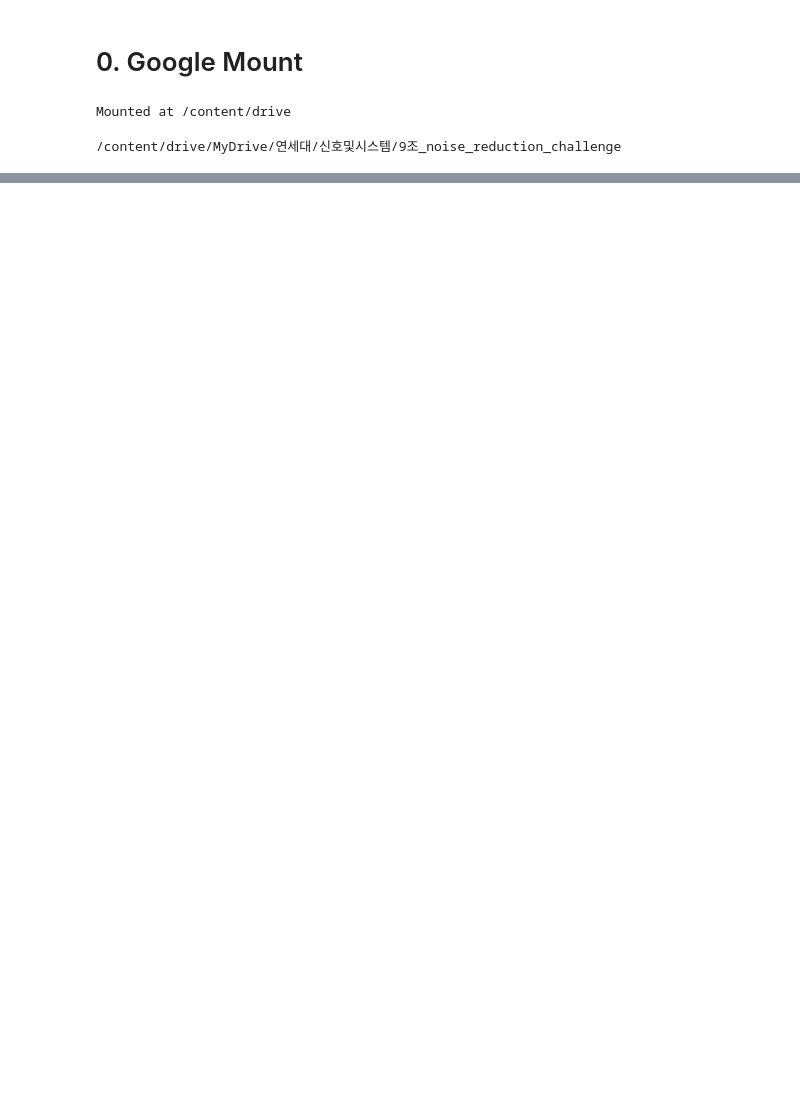
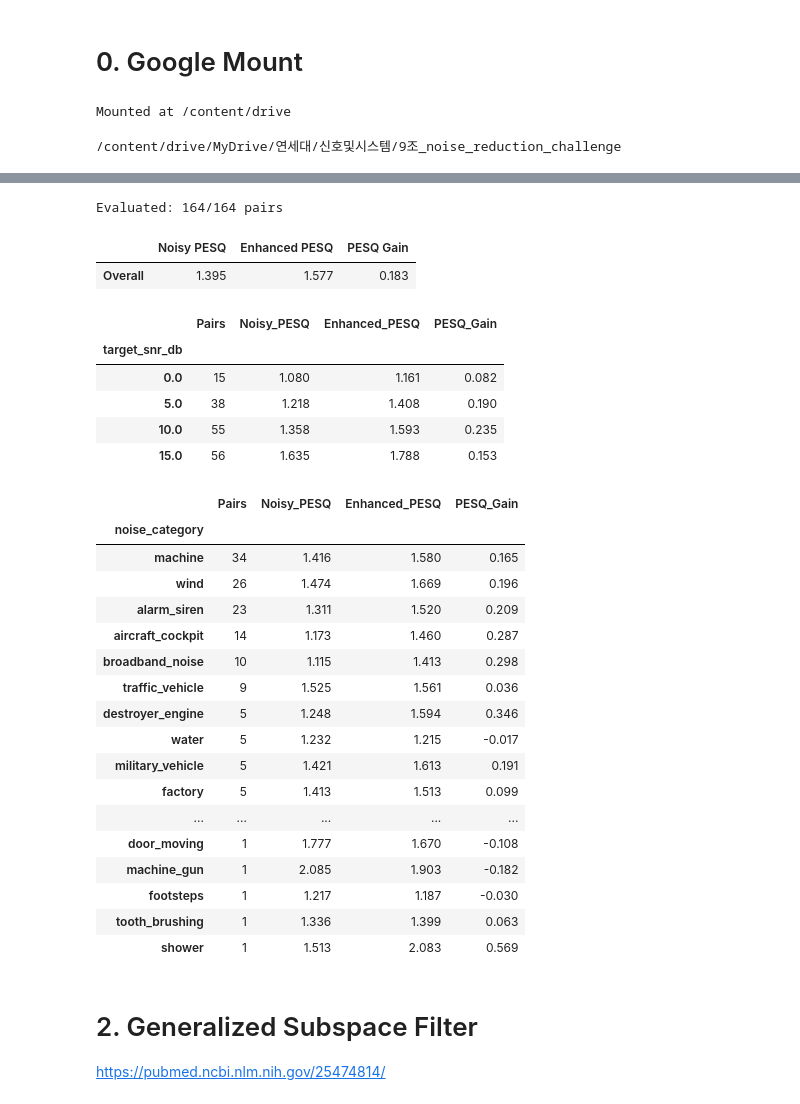
Before and after one commit to futuregunmulju/2026-Signals-and-Systems-Speech-Noise-Reduction, a Jupyter notebook: Challenge1_Speech_Noise_Reduction_Algorithms.ipynb, the cells around one changed output, grey strips where cells are left out. Cells and saved outputs as stored; diff of their text form; code cells hidden in the pictures; blank space fills up the shorter version.

```diff
--- a/Challenge1_Speech_Noise_Reduction_Algorithms.ipynb
+++ b/Challenge1_Speech_Noise_Reduction_Algorithms.ipynb
@@ -64,0 +227,70 @@ subprocess.run(
+# %%
+# Evaluate All Validation Pairs
+records = []
+
+for row in validation.itertuples(index=False):
+    clean, noisy = read_validation_pair(row)
+    enhanced = denoise_omlsa_mcra(noisy)
+
+    try:
+        noisy_score = pesq(SR, clean, noisy, "wb")
+        enhanced_score = pesq(SR, clean, enhanced, "wb")
+    except Exception as error:
+        raise RuntimeError(f"WB-PESQ failed for {row.segment_id}") from error
+
+    records.append({
+        "segment_id": row.segment_id,
+        "noise_category": row.noise_category,
+        "target_snr_db": row.target_snr_db,
+        "Noisy PESQ": noisy_score,
+        "Enhanced PESQ": enhanced_score,
+        "PESQ Gain": enhanced_score - noisy_score,
+    })
+
+results = pd.DataFrame(records)
+
+print(f"Evaluated: {len(results)}/{len(validation)} pairs")
+display(results[["Noisy PESQ", "Enhanced PESQ", "PESQ Gain"]]
+        .mean().to_frame().T.rename(index={0: "Overall"}).round(3))
+
+def summarize_pesq(column):
+    return results.groupby(column).agg(
+        Pairs=("segment_id", "size"),
+        Noisy_PESQ=("Noisy PESQ", "mean"),
+        Enhanced_PESQ=("Enhanced PESQ", "mean"),
+        PESQ_Gain=("PESQ Gain", "mean"),
+    ).round(3)
+
+display(summarize_pesq("target_snr_db"))
+display(summarize_pesq("noise_category").sort_values("Pairs", ascending=False))
+# %% [output]
+Evaluated: 164/164 pairs
+|  | Noisy PESQ | Enhanced PESQ | PESQ Gain |
+| Overall | 1.395 | 1.577 | 0.183 |
+|  | Pairs | Noisy_PESQ | Enhanced_PESQ | PESQ_Gain |
+| target_snr_db |  |  |  |  |
+| 0.0 | 15 | 1.080 | 1.161 | 0.082 |
+| 5.0 | 38 | 1.218 | 1.408 | 0.190 |
+| 10.0 | 55 | 1.358 | 1.593 | 0.235 |
+| 15.0 | 56 | 1.635 | 1.788 | 0.153 |
+|  | Pairs | Noisy_PESQ | Enhanced_PESQ | PESQ_Gain |
+| noise_category |  |  |  |  |
+| machine | 34 | 1.416 | 1.580 | 0.165 |
+| wind | 26 | 1.474 | 1.669 | 0.196 |
+| alarm_siren | 23 | 1.311 | 1.520 | 0.209 |
+| aircraft_cockpit | 14 | 1.173 | 1.460 | 0.287 |
+| broadband_noise | 10 | 1.115 | 1.413 | 0.298 |
+| traffic_vehicle | 9 | 1.525 | 1.561 | 0.036 |
+| destroyer_engine | 5 | 1.248 | 1.594 | 0.346 |
+| water | 5 | 1.232 | 1.215 | -0.017 |
+| military_vehicle | 5 | 1.421 | 1.613 | 0.191 |
+| factory | 5 | 1.413 | 1.513 | 0.099 |
+| ... | ... | ... | ... | ... |
+| door_moving | 1 | 1.777 | 1.670 | -0.108 |
+| machine_gun | 1 | 2.085 | 1.903 | -0.182 |
+| footsteps | 1 | 1.217 | 1.187 | -0.030 |
+| tooth_brushing | 1 | 1.336 | 1.399 | 0.063 |
+| shower | 1 | 1.513 | 2.083 | 0.569 |
+# %% [markdown]
+# 2. Generalized Subspace Filter
+https://pubmed.ncbi.nlm.nih.gov/25474814/
```
Also changed, not shown: parts of 21 cells of this notebook.
